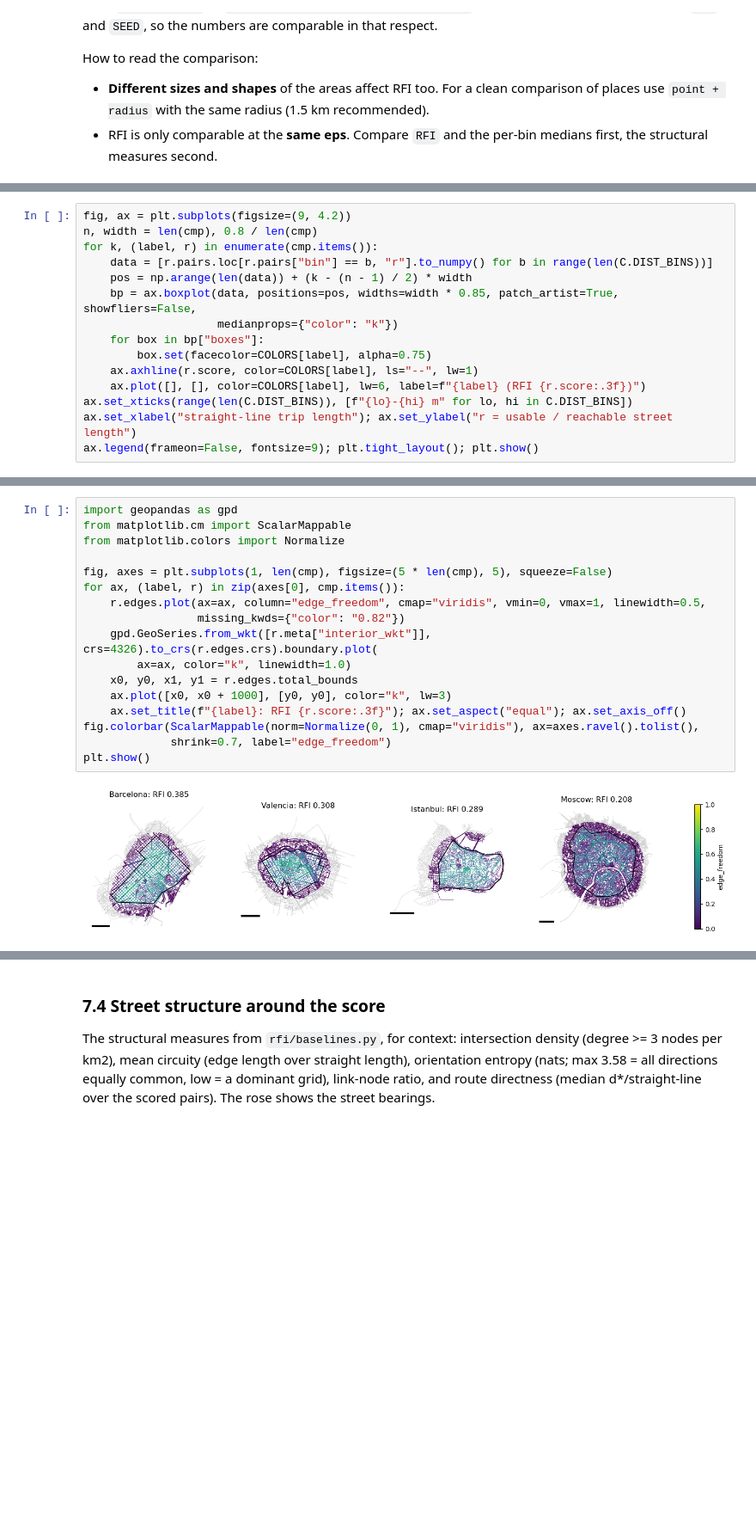
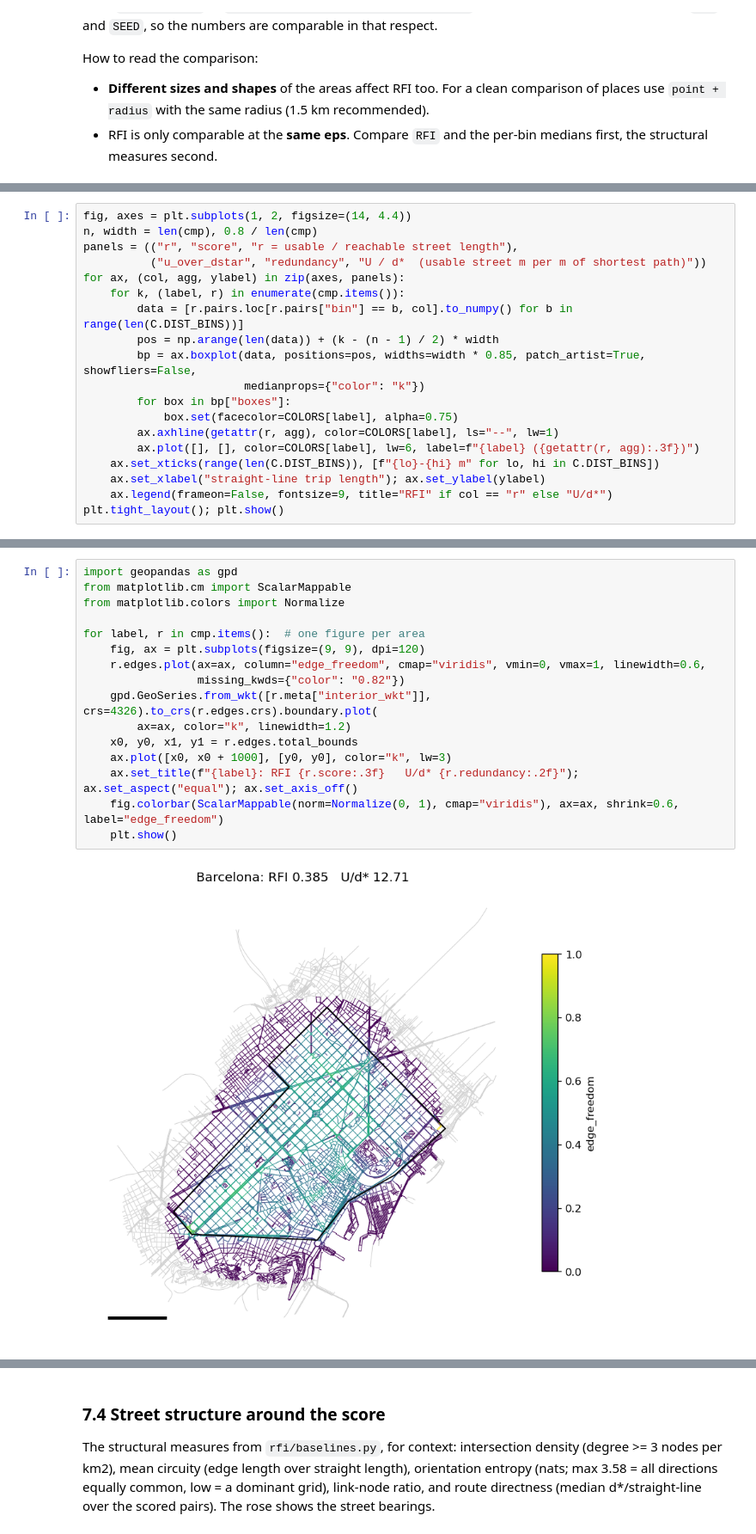
Before and after one commit to Floly/route_freedom_index, a Jupyter notebook: notebooks/example.ipynb, the cells around one changed output, grey strips where cells are left out. Shown at 86% size. Saved outputs shown, nothing was run; the diff lists cells and outputs as text; blank space fills up the shorter version.

```diff
--- a/notebooks/example.ipynb
+++ b/notebooks/example.ipynb
@@ -269,16 +318,20 @@ Boxes are the distribution of per-pair `r = U / A` in each trip-length bin (medi
 # %%
-fig, ax = plt.subplots(figsize=(9, 4.2))
+fig, axes = plt.subplots(1, 2, figsize=(14, 4.4))
 n, width = len(cmp), 0.8 / len(cmp)
-for k, (label, r) in enumerate(cmp.items()):
-    data = [r.pairs.loc[r.pairs["bin"] == b, "r"].to_numpy() for b in range(len(C.DIST_BINS))]
-    pos = np.arange(len(data)) + (k - (n - 1) / 2) * width
-    bp = ax.boxplot(data, positions=pos, widths=width * 0.85, patch_artist=True, showfliers=False,
-                    medianprops={"color": "k"})
-    for box in bp["boxes"]:
-        box.set(facecolor=COLORS[label], alpha=0.75)
-    ax.axhline(r.score, color=COLORS[label], ls="--", lw=1)
-    ax.plot([], [], color=COLORS[label], lw=6, label=f"{label} (RFI {r.score:.3f})")
-ax.set_xticks(range(len(C.DIST_BINS)), [f"{lo}-{hi} m" for lo, hi in C.DIST_BINS])
-ax.set_xlabel("straight-line trip length"); ax.set_ylabel("r = usable / reachable street length")
-ax.legend(frameon=False, fontsize=9); plt.tight_layout(); plt.show()
+panels = (("r", "score", "r = usable / reachable street length"),
+          ("u_over_dstar", "redundancy", "U / d*  (usable street m per m of shortest path)"))
+for ax, (col, agg, ylabel) in zip(axes, panels):
+    for k, (label, r) in enumerate(cmp.items()):
+        data = [r.pairs.loc[r.pairs["bin"] == b, col].to_numpy() for b in range(len(C.DIST_BINS))]
+        pos = np.arange(len(data)) + (k - (n - 1) / 2) * width
+        bp = ax.boxplot(data, positions=pos, widths=width * 0.85, patch_artist=True, showfliers=False,
+                        medianprops={"color": "k"})
+        for box in bp["boxes"]:
+            box.set(facecolor=COLORS[label], alpha=0.75)
+        ax.axhline(getattr(r, agg), color=COLORS[label], ls="--", lw=1)
+        ax.plot([], [], color=COLORS[label], lw=6, label=f"{label} ({getattr(r, agg):.3f})")
+    ax.set_xticks(range(len(C.DIST_BINS)), [f"{lo}-{hi} m" for lo, hi in C.DIST_BINS])
+    ax.set_xlabel("straight-line trip length"); ax.set_ylabel(ylabel)
+    ax.legend(frameon=False, fontsize=9, title="RFI" if col == "r" else "U/d*")
+plt.tight_layout(); plt.show()
 # %% [output]
@@ -291,19 +345,18 @@ grey means the street was inside no trip ellipse. White outline is the interior;
 # %%
 import geopandas as gpd
 from matplotlib.cm import ScalarMappable
 from matplotlib.colors import Normalize
 
-fig, axes = plt.subplots(1, len(cmp), figsize=(5 * len(cmp), 5), squeeze=False)
-for ax, (label, r) in zip(axes[0], cmp.items()):
-    r.edges.plot(ax=ax, column="edge_freedom", cmap="viridis", vmin=0, vmax=1, linewidth=0.5,
+for label, r in cmp.items():  # one figure per area
+    fig, ax = plt.subplots(figsize=(9, 9), dpi=120)
+    r.edges.plot(ax=ax, column="edge_freedom", cmap="viridis", vmin=0, vmax=1, linewidth=0.6,
                  missing_kwds={"color": "0.82"})
     gpd.GeoSeries.from_wkt([r.meta["interior_wkt"]], crs=4326).to_crs(r.edges.crs).boundary.plot(
-        ax=ax, color="k", linewidth=1.0)
+        ax=ax, color="k", linewidth=1.2)
     x0, y0, x1, y1 = r.edges.total_bounds
     ax.plot([x0, x0 + 1000], [y0, y0], color="k", lw=3)
-    ax.set_title(f"{label}: RFI {r.score:.3f}"); ax.set_aspect("equal"); ax.set_axis_off()
-fig.colorbar(ScalarMappable(norm=Normalize(0, 1), cmap="viridis"), ax=axes.ravel().tolist(),
-             shrink=0.7, label="edge_freedom")
-plt.show()
+    ax.set_title(f"{label}: RFI {r.score:.3f}   U/d* {r.redundancy:.2f}"); ax.set_aspect("equal"); ax.set_axis_off()
+    fig.colorbar(ScalarMappable(norm=Normalize(0, 1), cmap="viridis"), ax=ax, shrink=0.6, label="edge_freedom")
+    plt.show()
 # %% [output]
-[figure, old version]
+[figure, new version]
```
Also changed, not shown: parts of 14 cells of this notebook, 9 other files.
